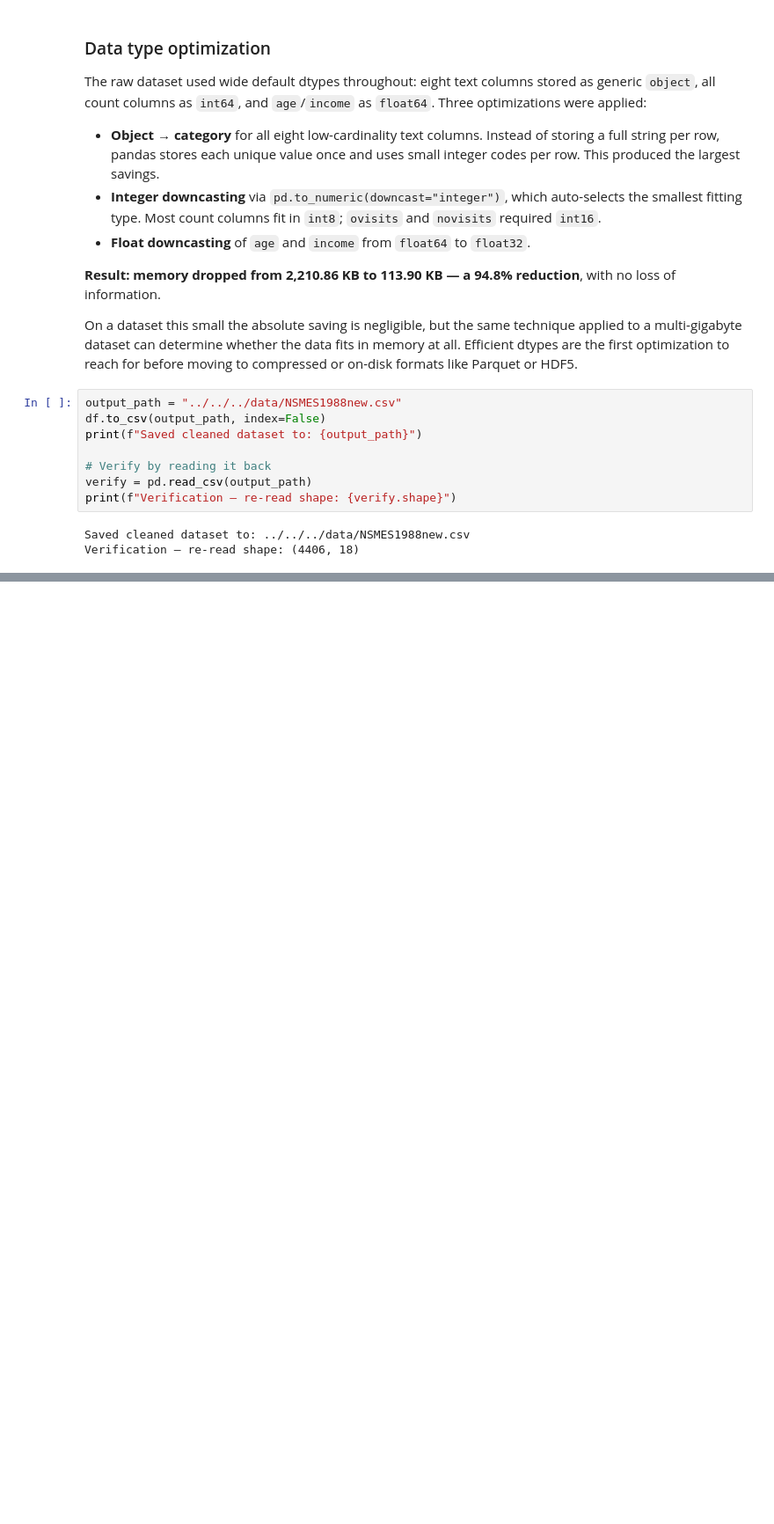
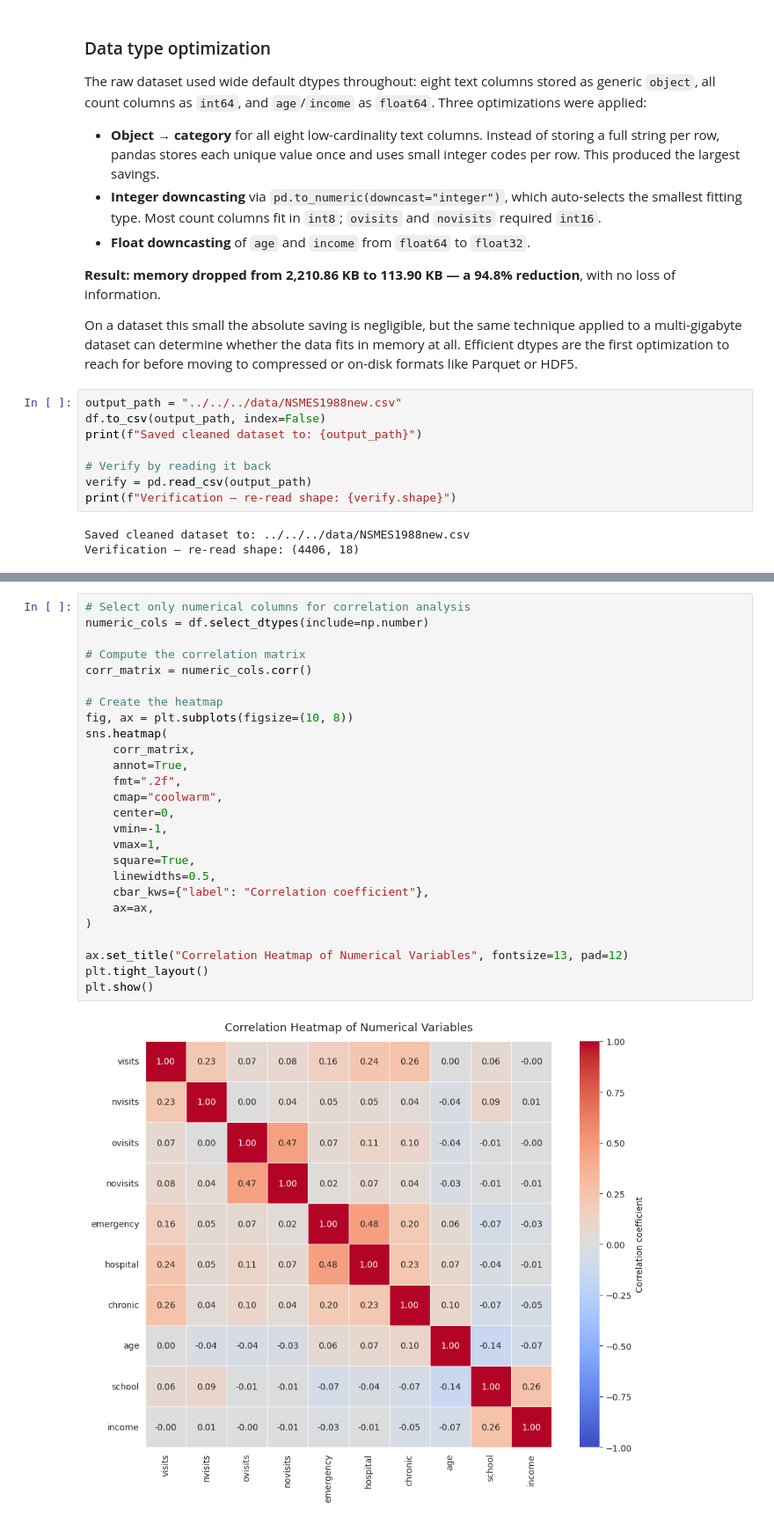
Before and after one commit to Alessandrarye/utd-aiml-coursework, a Jupyter notebook: notebooks/unit-2/capstone/aura-nsmes1988-capstone.ipynb, the cells around one changed output, grey strips where cells are left out. Shown at 88% size. Drawn from its saved outputs; the diff is of its cells as text; blank space fills up the shorter version.

```diff
--- a/notebooks/unit-2/capstone/aura-nsmes1988-capstone.ipynb
+++ b/notebooks/unit-2/capstone/aura-nsmes1988-capstone.ipynb
@@ -322,0 +459,28 @@ descriptive statistics with `describe()`, and compare against the raw scale.
+# %%
+# Select only numerical columns for correlation analysis
+numeric_cols = df.select_dtypes(include=np.number)
+
+# Compute the correlation matrix
+corr_matrix = numeric_cols.corr()
+
+# Create the heatmap
+fig, ax = plt.subplots(figsize=(10, 8))
+sns.heatmap(
+    corr_matrix,
+    annot=True,
+    fmt=".2f",
+    cmap="coolwarm",
+    center=0,
+    vmin=-1,
+    vmax=1,
+    square=True,
+    linewidths=0.5,
+    cbar_kws={"label": "Correlation coefficient"},
+    ax=ax,
+)
+
+ax.set_title("Correlation Heatmap of Numerical Variables", fontsize=13, pad=12)
+plt.tight_layout()
+plt.show()
+# %% [output]
+[figure, added]
```
Also changed, not shown: parts of 41 cells of this notebook.
